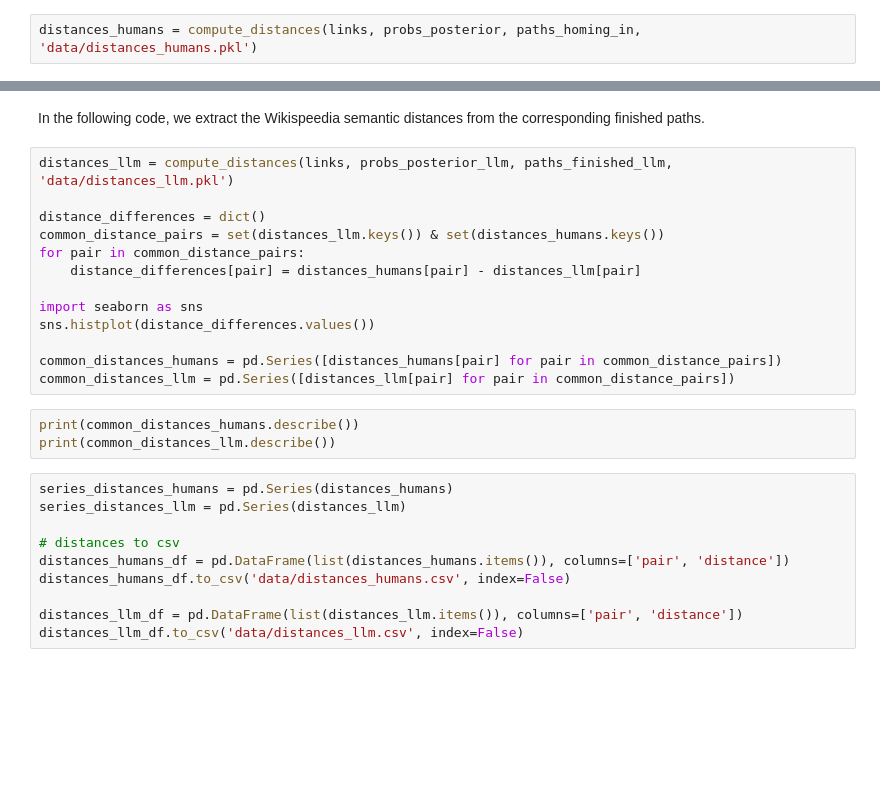
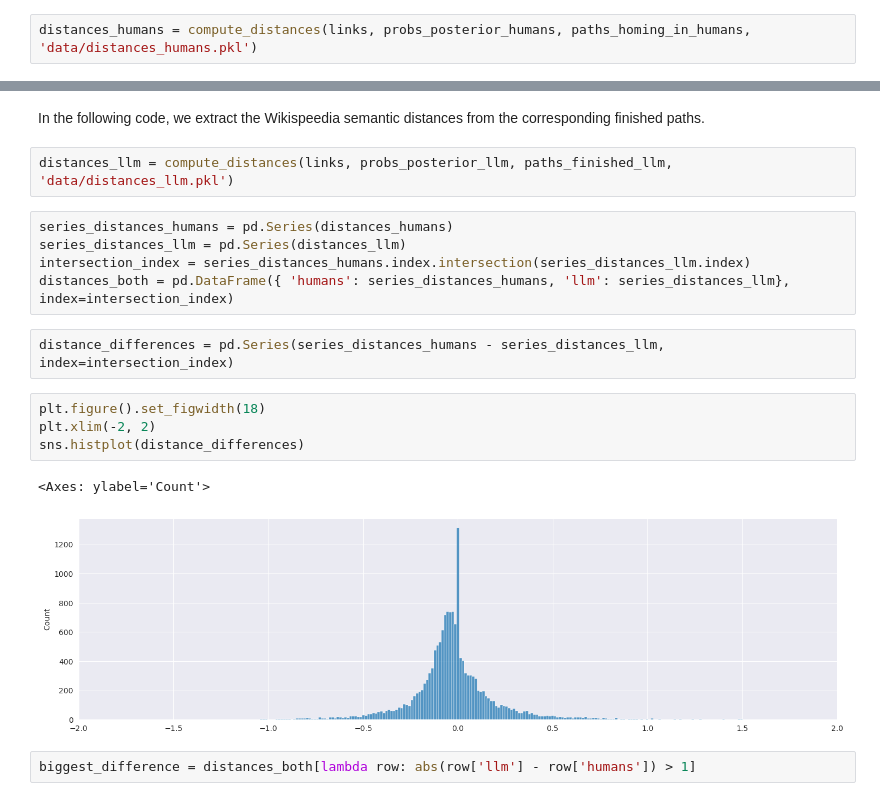
Before and after one commit to epfl-ada/ada-2024-project-adaspeedia, a Jupyter notebook: leo_playground.ipynb, the cells around one changed output, grey strips where cells are left out. Drawn from its saved outputs; the diff is of its cells as text; blank space fills up the shorter version.

```diff
--- a/leo_playground.ipynb
+++ b/leo_playground.ipynb
@@ -113,7 +173,7 @@ similarities = get_embeddings_distances(all_articles, all_distance_pairs, 'data/
 # %% [markdown]
 ## 5. Compute distances
 # %%
-distances_humans = compute_distances(links, probs_posterior, paths_homing_in, 'data/distances_humans.pkl')
+distances_humans = compute_distances(links, probs_posterior_humans, paths_homing_in_humans, 'data/distances_humans.pkl')
 # %% [markdown]
 ## 6. Get wikispeedia distances from LLM games
 # %% [markdown]
@@ -143,27 +208,19 @@ paths_homing_in_llm = pd.Series([path[argmin_info_gain_llm[i]:] for i, path in p
 In the following code, we extract the Wikispeedia semantic distances from the corresponding finished paths.
 # %%
 distances_llm = compute_distances(links, probs_posterior_llm, paths_finished_llm, 'data/distances_llm.pkl')
-
-distance_differences = dict()
-common_distance_pairs = set(distances_llm.keys()) & set(distances_humans.keys())
-for pair in common_distance_pairs:
-    distance_differences[pair] = distances_humans[pair] - distances_llm[pair]
-
-import seaborn as sns
-sns.histplot(distance_differences.values())
-
-common_distances_humans = pd.Series([distances_humans[pair] for pair in common_distance_pairs])
-common_distances_llm = pd.Series([distances_llm[pair] for pair in common_distance_pairs])
-# %%
-print(common_distances_humans.describe())
-print(common_distances_llm.describe())
-# %%
-series_distances_humans = pd.Series(distances_humans)
-series_distances_llm = pd.Series(distances_llm)
-
-# distances to csv
-distances_humans_df = pd.DataFrame(list(distances_humans.items()), columns=['pair', 'distance'])
-distances_humans_df.to_csv('data/distances_humans.csv', index=False)
-
-distances_llm_df = pd.DataFrame(list(distances_llm.items()), columns=['pair', 'distance'])
-distances_llm_df.to_csv('data/distances_llm.csv', index=False)
+# %%
+series_distances_humans = pd.Series(distances_humans)
+series_distances_llm = pd.Series(distances_llm)
+intersection_index = series_distances_humans.index.intersection(series_distances_llm.index)
+distances_both = pd.DataFrame({ 'humans': series_distances_humans, 'llm': series_distances_llm}, index=intersection_index)
+# %%
+distance_differences = pd.Series(series_distances_humans - series_distances_llm, index=intersection_index)
+# %%
+plt.figure().set_figwidth(18)
+plt.xlim(-2, 2)
+sns.histplot(distance_differences)
+# %% [output]
+<Axes: ylabel='Count'>
+[figure, added]
+# %%
+biggest_difference = distances_both[lambda row: abs(row['llm'] - row['humans']) > 1]
```
Also changed, not shown: parts of 14 cells of this notebook.
